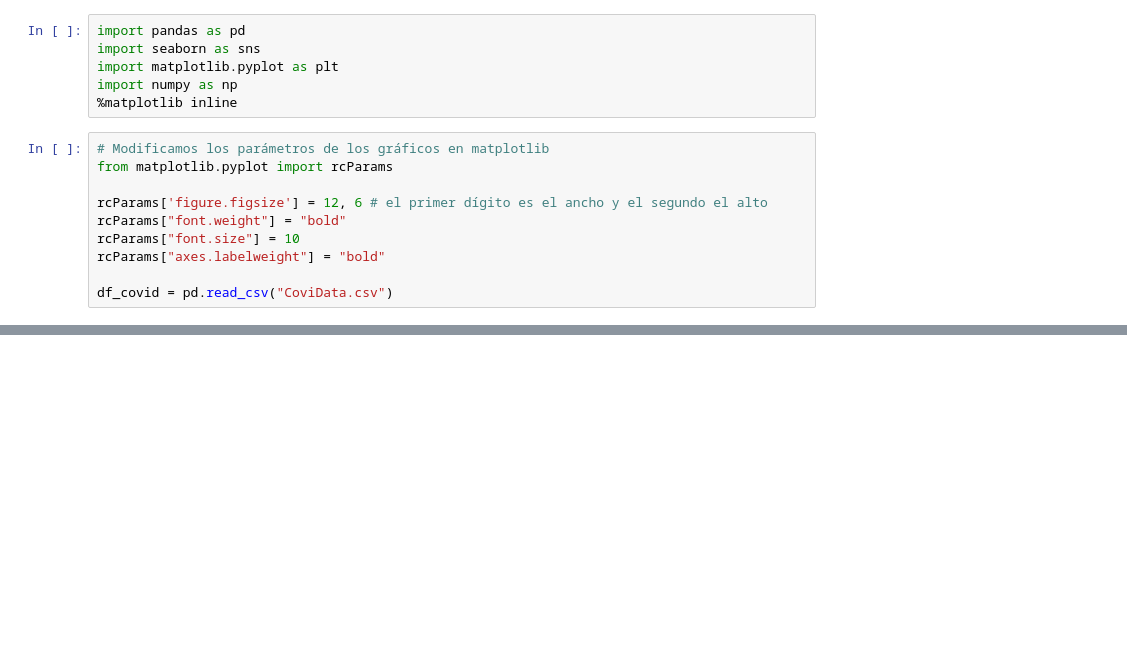
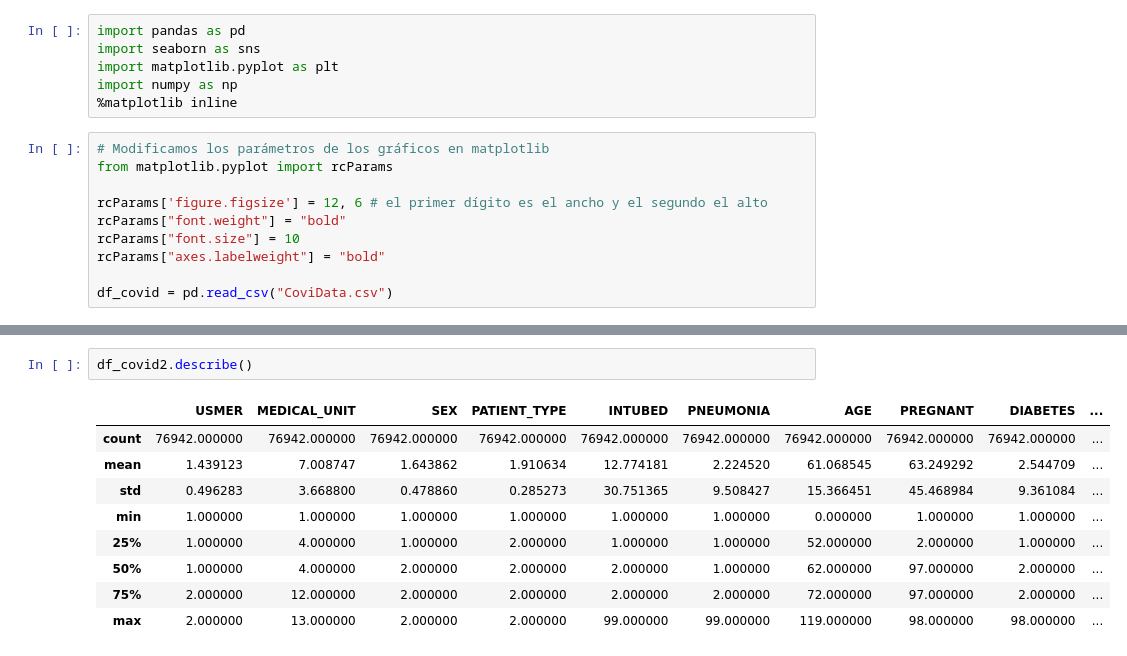
Before and after one commit to josean9/covid, a Jupyter notebook: covid.ipynb, the cells around one changed output, grey strips where cells are left out. Cells and saved outputs as stored; diff of their text form; blank space fills up the shorter version.

```diff
--- a/covid.ipynb
+++ b/covid.ipynb
@@ -34,0 +50,12 @@ df_covid.info()
+# %%
+df_covid2.describe()
+# %% [output]
+|  | USMER | MEDICAL_UNIT | SEX | PATIENT_TYPE | INTUBED | PNEUMONIA | AGE | PREGNANT | DIABETES | ... |
+| count | 76942.000000 | 76942.000000 | 76942.000000 | 76942.000000 | 76942.000000 | 76942.000000 | 76942.000000 | 76942.000000 | 76942.000000 | ... |
+| mean | 1.439123 | 7.008747 | 1.643862 | 1.910634 | 12.774181 | 2.224520 | 61.068545 | 63.249292 | 2.544709 | ... |
+| std | 0.496283 | 3.668800 | 0.478860 | 0.285273 | 30.751365 | 9.508427 | 15.366451 | 45.468984 | 9.361084 | ... |
+| min | 1.000000 | 1.000000 | 1.000000 | 1.000000 | 1.000000 | 1.000000 | 0.000000 | 1.000000 | 1.000000 | ... |
+| 25% | 1.000000 | 4.000000 | 1.000000 | 2.000000 | 1.000000 | 1.000000 | 52.000000 | 2.000000 | 1.000000 | ... |
+| 50% | 1.000000 | 4.000000 | 2.000000 | 2.000000 | 2.000000 | 1.000000 | 62.000000 | 97.000000 | 2.000000 | ... |
+| 75% | 2.000000 | 12.000000 | 2.000000 | 2.000000 | 2.000000 | 2.000000 | 72.000000 | 97.000000 | 2.000000 | ... |
+| max | 2.000000 | 13.000000 | 2.000000 | 2.000000 | 99.000000 | 99.000000 | 119.000000 | 98.000000 | 98.000000 | ... |
```
Also changed, not shown: parts of 7 cells of this notebook.
